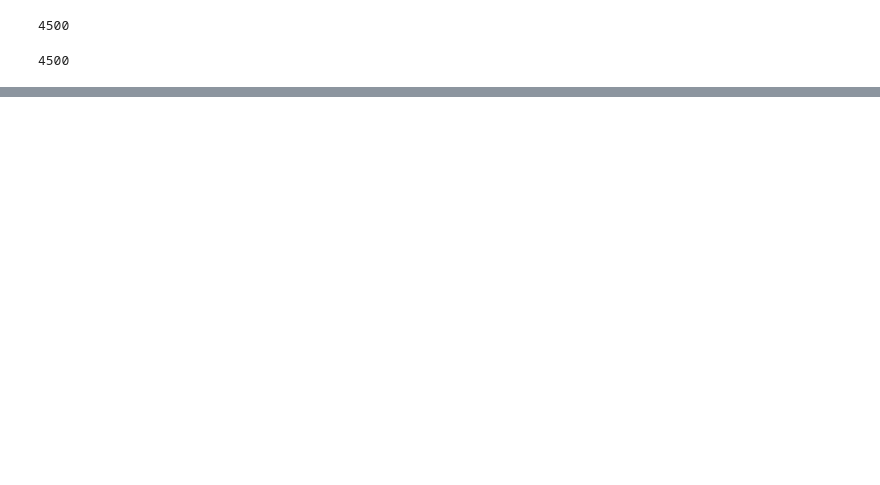
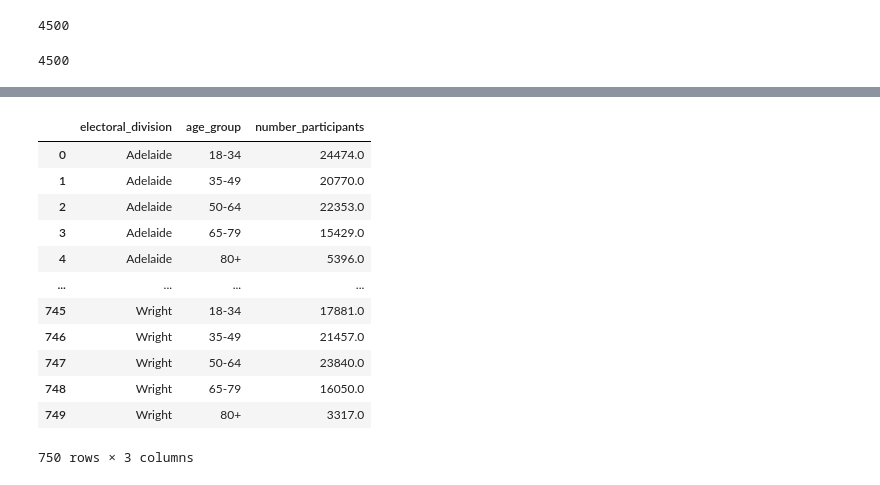
Before and after one commit to annewieggers/ETL-project, a Jupyter notebook: 07-extracting_transforming_marriage_postal_survey_by_age.ipynb, the cells around one changed output, grey strips where cells are left out. Drawn from its saved outputs; the diff is of its cells as text; code cells hidden in the pictures; blank space fills up the shorter version.

```diff
--- a/07-extracting_transforming_marriage_postal_survey_by_age.ipynb
+++ b/07-extracting_transforming_marriage_postal_survey_by_age.ipynb
@@ -125,3 +115,0 @@ grouped_df = df.groupby(["division_id","electoral_division","age_group"])
-# %%
-grouped_df = grouped_df["age_upper"].count()
-grouped_df
@@ -143,0 +174,18 @@ Name: age_upper, Length: 112500, dtype: int64
+# %%
+# making age_group a column
+participants_age = participants_age.reset_index(level=['electoral_division'])
+participants_age
+# %% [output]
+|  | electoral_division | age_group | number_participants |
+| 0 | Adelaide | 18-34 | 24474.0 |
+| 1 | Adelaide | 35-49 | 20770.0 |
+| 2 | Adelaide | 50-64 | 22353.0 |
+| 3 | Adelaide | 65-79 | 15429.0 |
+| 4 | Adelaide | 80+ | 5396.0 |
+| ... | ... | ... | ... |
+| 745 | Wright | 18-34 | 17881.0 |
+| 746 | Wright | 35-49 | 21457.0 |
+| 747 | Wright | 50-64 | 23840.0 |
+| 748 | Wright | 65-79 | 16050.0 |
+| 749 | Wright | 80+ | 3317.0 |
+750 rows × 3 columns
```
Also changed, not shown: parts of 24 cells of this notebook, 1 other file.
